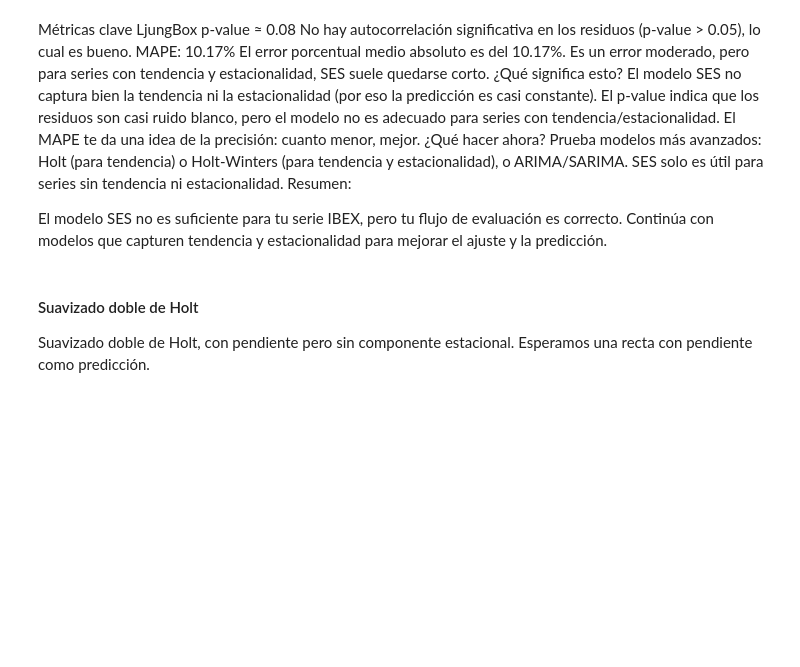
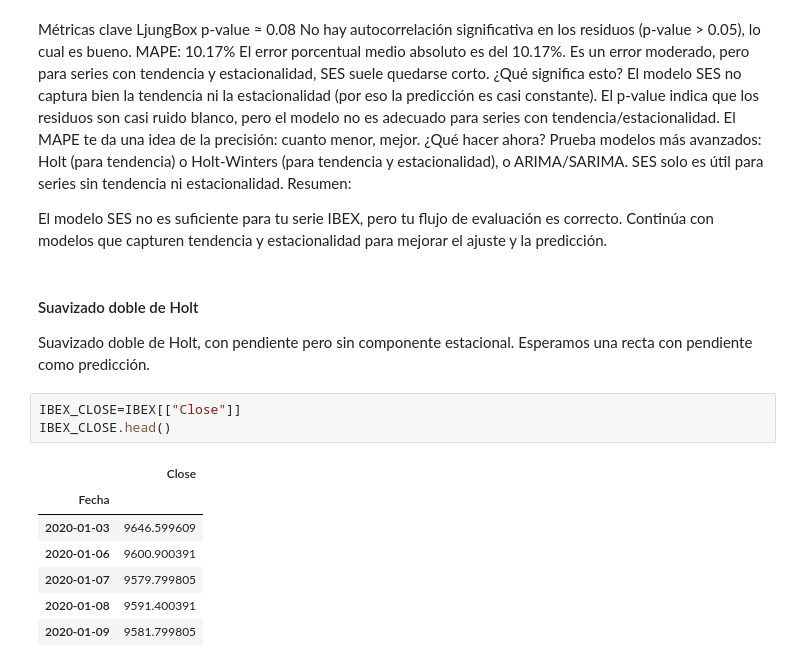
Before and after one commit to TFMUCM01/TFM, a Jupyter notebook: Analisis_ML/series_temporales.ipynb, the cells around one changed output. Cells and saved outputs as stored; diff of their text form; blank space fills up the shorter version.

```diff
--- a/Analisis_ML/series_temporales.ipynb
+++ b/Analisis_ML/series_temporales.ipynb
@@ -678,3 +678,14 @@ Continúa con modelos que capturen tendencia y estacionalidad para mejorar el aj
 #### Suavizado doble de Holt
 
 Suavizado doble de Holt, con pendiente pero sin componente estacional. Esperamos una recta con pendiente como predicción.
+# %%
+IBEX_CLOSE=IBEX[["Close"]]
+IBEX_CLOSE.head()
+# %% [output]
+|  | Close |
+| Fecha |  |
+| 2020-01-03 | 9646.599609 |
+| 2020-01-06 | 9600.900391 |
+| 2020-01-07 | 9579.799805 |
+| 2020-01-08 | 9591.400391 |
+| 2020-01-09 | 9581.799805 |
```
Also changed, not shown: parts of 3 cells of this notebook.
